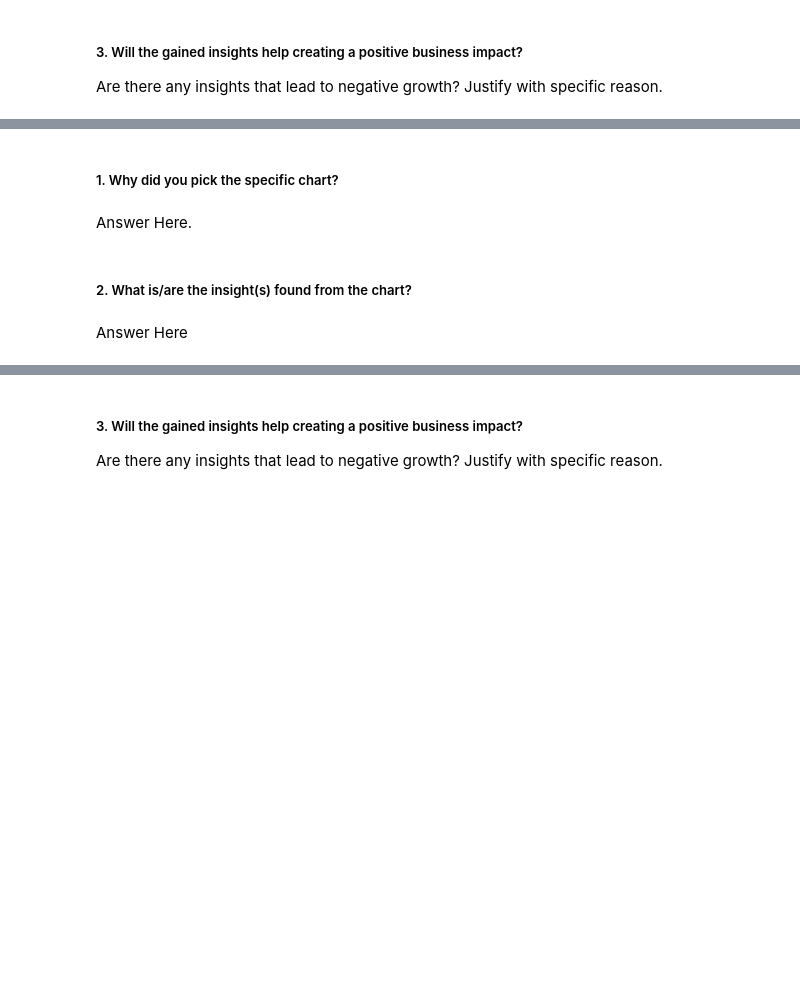
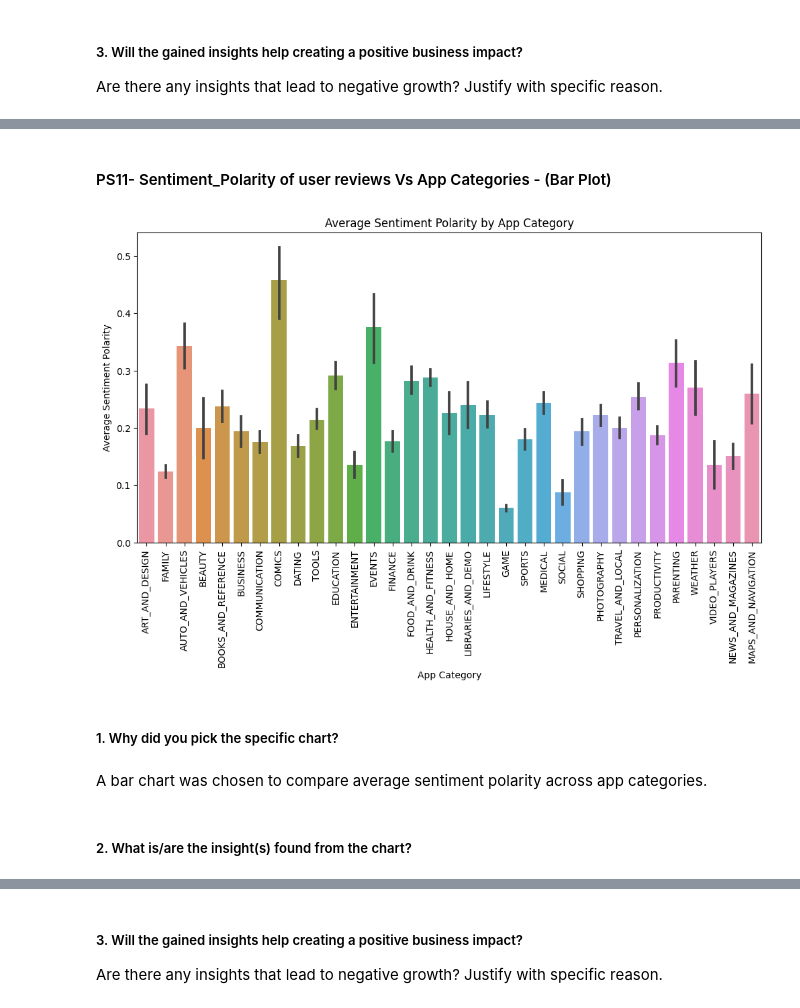
Before and after one commit to Himanshu-Bytes/Play-Store-App-Review-Analysis, a Jupyter notebook: Play_Store_App_Review_Analysis_EDA_Project.ipynb, the cells around one changed output, grey strips where cells are left out. Drawn from its saved outputs; the diff is of its cells as text; code cells hidden in the pictures; blank space fills up the shorter version.

```diff
--- a/Play_Store_App_Review_Analysis_EDA_Project.ipynb
+++ b/Play_Store_App_Review_Analysis_EDA_Project.ipynb
@@ -758,8 +848,21 @@ Answer Here
+# %% [markdown]
+#### PS11- Sentiment_Polarity of user reviews Vs App Categories - (Bar Plot)
+# %%
+# Chart - 12 visualization code - Sentiment_Polarity of user reviews Vs App Categories
+
+# Creating a bar plot to visualize the relationship
+plt.figure(figsize=(12, 6))
+sns.barplot(x='Category', y='Sentiment_Polarity', data=merged_df)
+plt.title('Average Sentiment Polarity by App Category')
+plt.xlabel('App Category')
+plt.ylabel('Average Sentiment Polarity')
+plt.xticks(rotation=90)
+plt.show()
+# %% [output]
+[figure, added]
 # %% [markdown]
 ##### 1. Why did you pick the specific chart?
-# %% [markdown]
-Answer Here.
+# %% [markdown]
+A bar chart was chosen to compare average sentiment polarity across app categories.
 # %% [markdown]
 ##### 2. What is/are the insight(s) found from the chart?
-# %% [markdown]
-Answer Here
```
Also changed, not shown: parts of 49 cells of this notebook.
